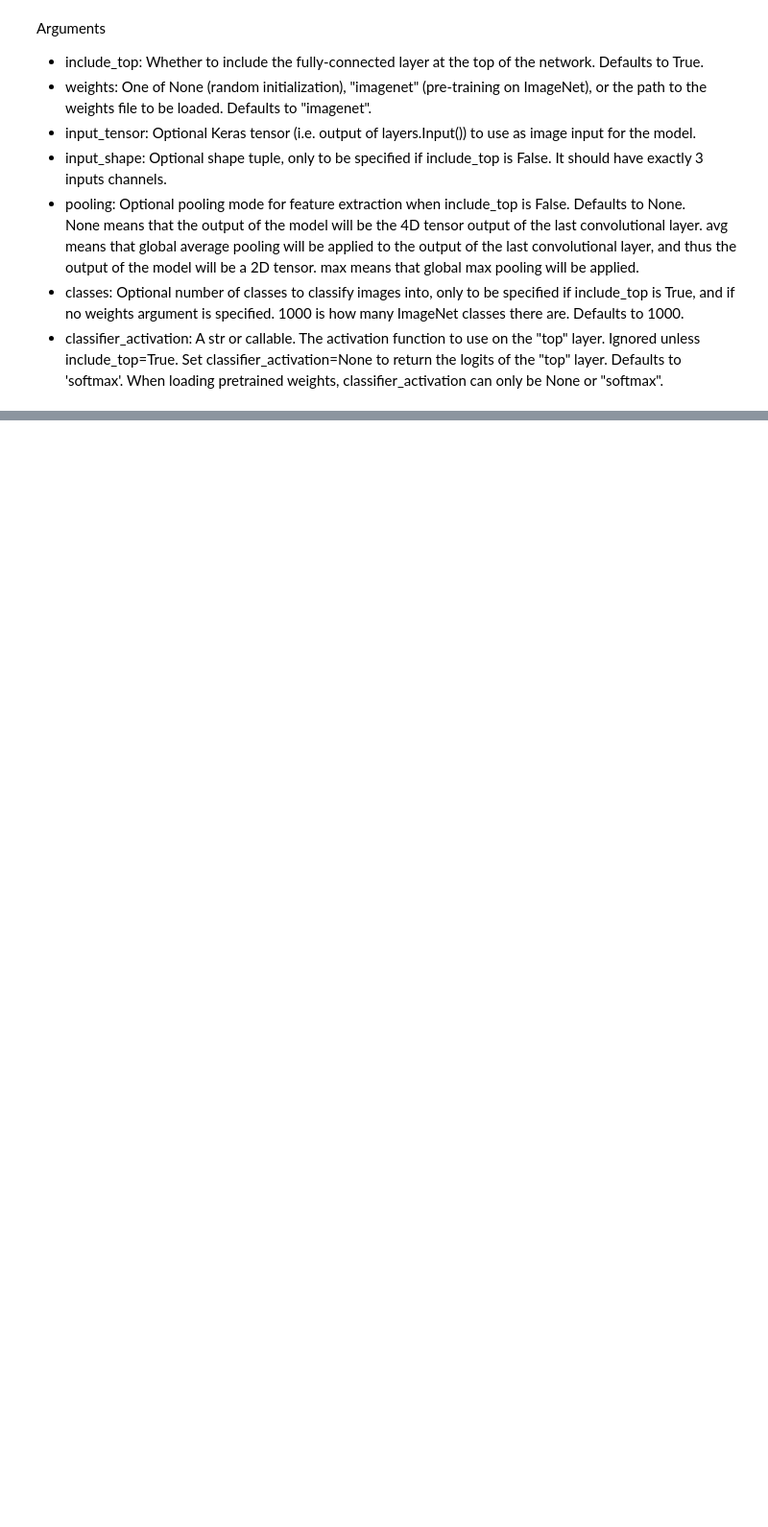
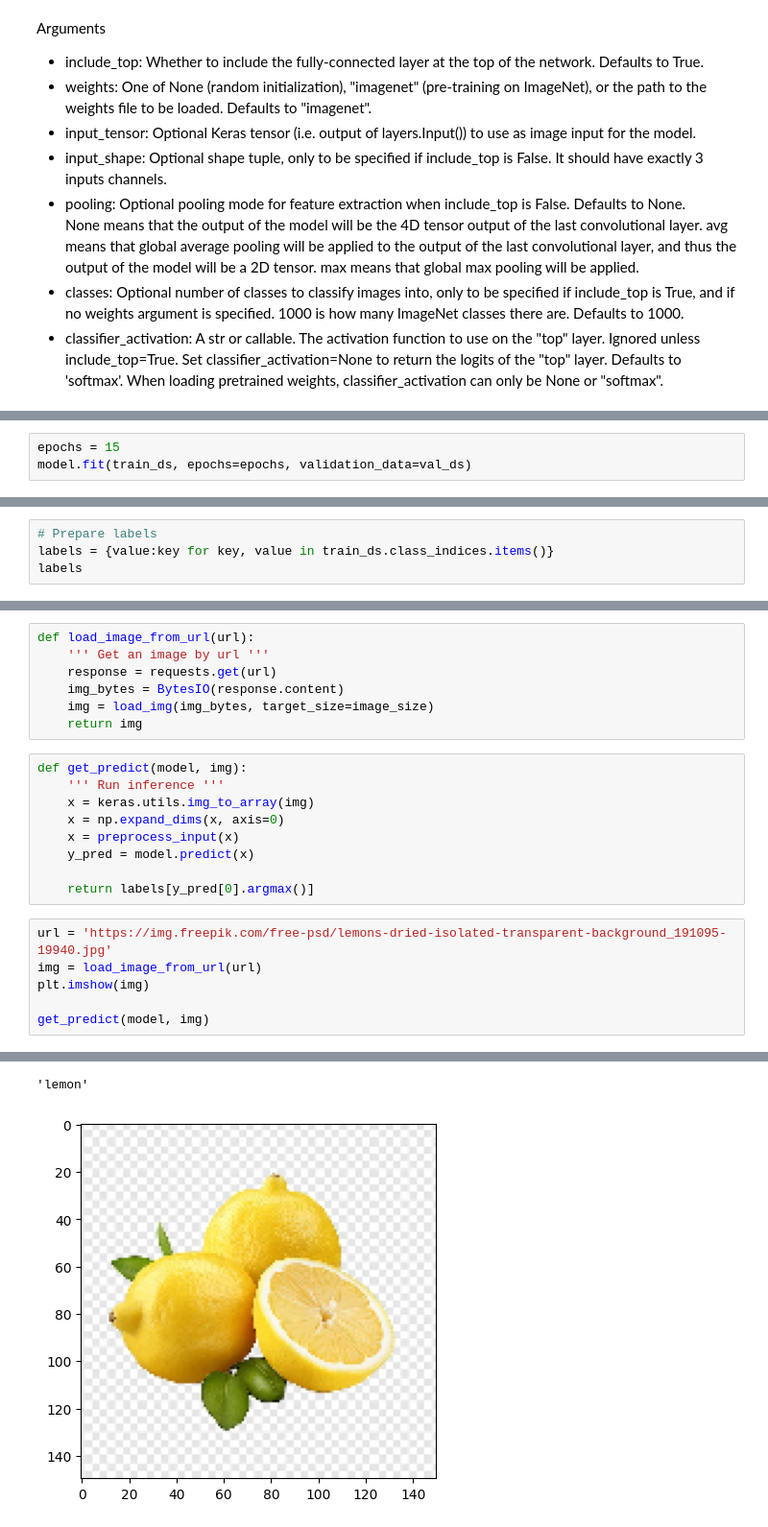
Before and after one commit to belichenkoas/fruits-and-vegetables, a Jupyter notebook: classifier.ipynb, the cells around one changed output, grey strips where cells are left out. Shown at 96% size. Cells and saved outputs as stored; diff of their text form; blank space fills up the shorter version.

```diff
--- a/classifier.ipynb
+++ b/classifier.ipynb
@@ -70,0 +216,3 @@ decode_predictions(pred)
+# %%
+epochs = 15
+model.fit(train_ds, epochs=epochs, validation_data=val_ds)
@@ -70,0 +259,4 @@ decode_predictions(pred)
+# %%
+# Prepare labels
+labels = {value:key for key, value in train_ds.class_indices.items()}
+labels
@@ -70,0 +281,23 @@ decode_predictions(pred)
+# %%
+def load_image_from_url(url):
+    ''' Get an image by url '''
+    response = requests.get(url)
+    img_bytes = BytesIO(response.content)
+    img = load_img(img_bytes, target_size=image_size)
+    return img
+# %%
+def get_predict(model, img):
+    ''' Run inference '''
+    x = keras.utils.img_to_array(img)
+    x = np.expand_dims(x, axis=0)
+    x = preprocess_input(x)
+    y_pred = model.predict(x)
+
+    return labels[y_pred[0].argmax()]
+# %%
+url = 'https://img.freepik.com/free-psd/lemons-dried-isolated-transparent-background_191095-19940.jpg'
+img = load_image_from_url(url)
+plt.imshow(img)
+
+get_predict(model, img)
+# %% [output]
@@ -70,0 +305,2 @@ decode_predictions(pred)
+'lemon'
+[figure, added]
```
Also changed, not shown: parts of 33 cells of this notebook.
